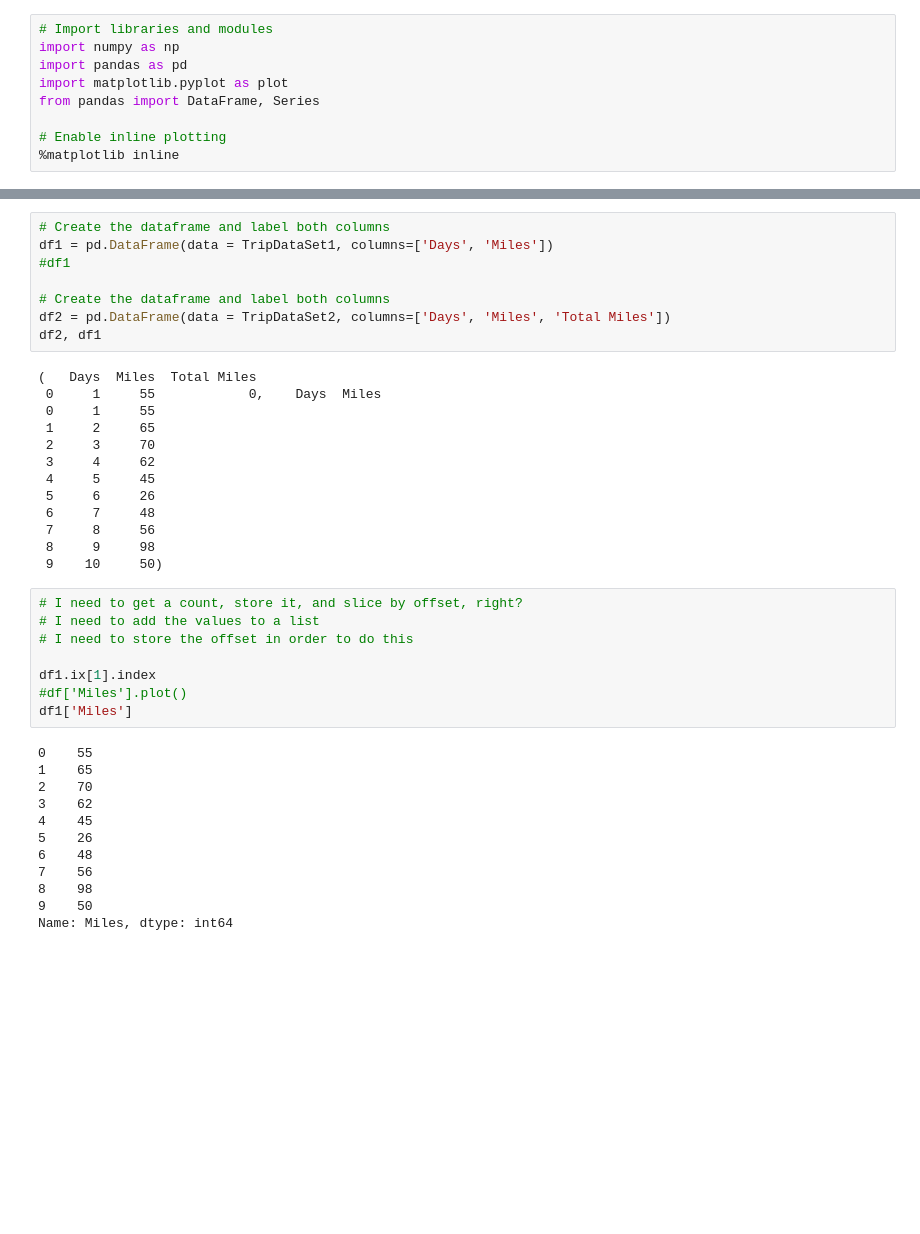
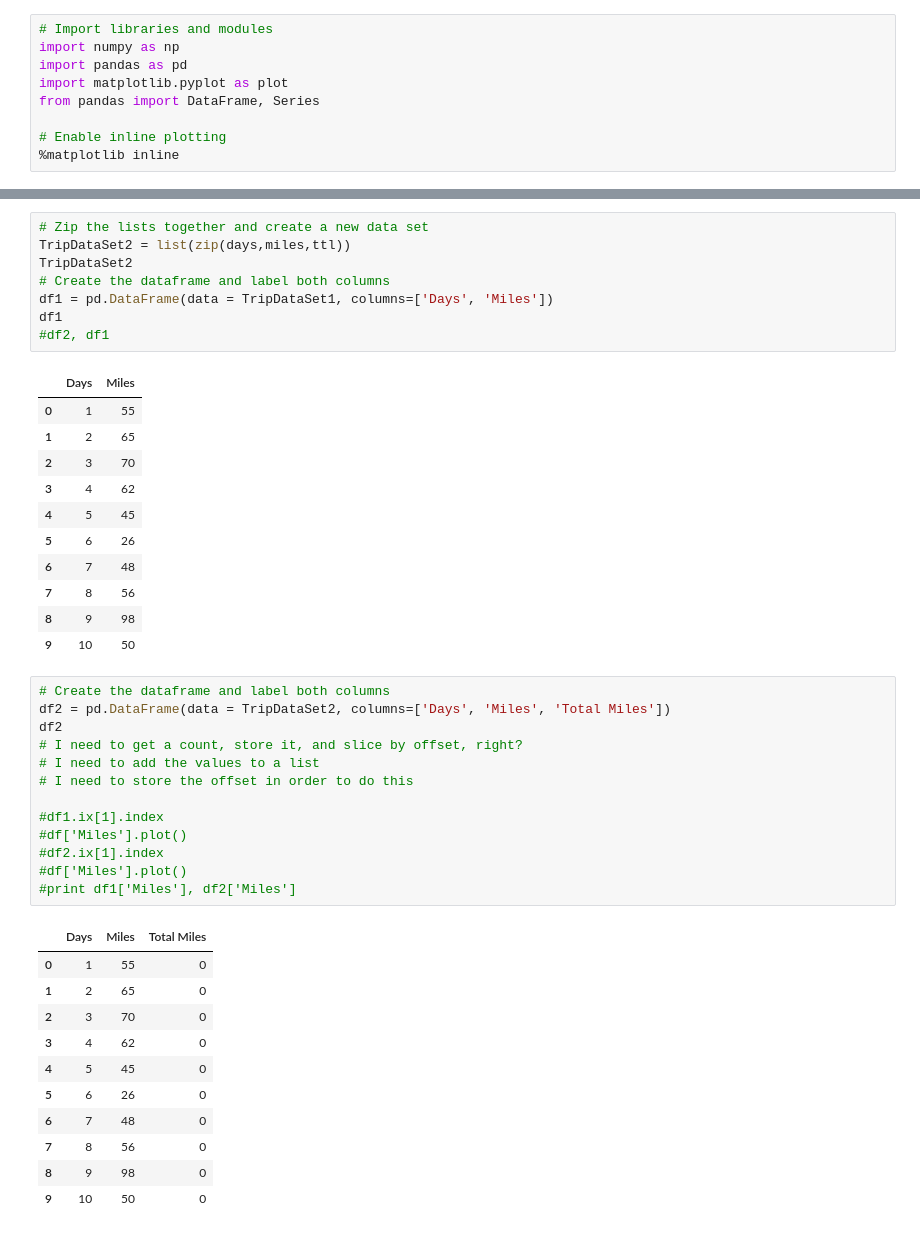
Before and after one commit to neal-rogers/IS362, a Jupyter notebook: week-3/nealrogers-assignment-wk3.ipynb, the cells around one changed output, grey strips where cells are left out. Saved outputs shown, nothing was run; the diff lists cells and outputs as text; blank space fills up the shorter version.

```diff
--- a/week-3/nealrogers-assignment-wk3.ipynb
+++ b/week-3/nealrogers-assignment-wk3.ipynb
@@ -24,41 +33,45 @@ TripDataSet2
 # %%
+# Zip the lists together and create a new data set
+TripDataSet2 = list(zip(days,miles,ttl))
+TripDataSet2
 # Create the dataframe and label both columns
 df1 = pd.DataFrame(data = TripDataSet1, columns=['Days', 'Miles'])
-#df1
-
-# Create the dataframe and label both columns
-df2 = pd.DataFrame(data = TripDataSet2, columns=['Days', 'Miles', 'Total Miles'])
-df2, df1
+df1
+#df2, df1
 # %% [output]
-(   Days  Miles  Total Miles
- 0     1     55            0,    Days  Miles
- 0     1     55
- 1     2     65
- 2     3     70
- 3     4     62
- 4     5     45
- 5     6     26
- 6     7     48
- 7     8     56
- 8     9     98
- 9    10     50)
+|  | Days | Miles |
+| 0 | 1 | 55 |
+| 1 | 2 | 65 |
+| 2 | 3 | 70 |
+| 3 | 4 | 62 |
+| 4 | 5 | 45 |
+| 5 | 6 | 26 |
+| 6 | 7 | 48 |
+| 7 | 8 | 56 |
+| 8 | 9 | 98 |
+| 9 | 10 | 50 |
 # %%
+# Create the dataframe and label both columns
+df2 = pd.DataFrame(data = TripDataSet2, columns=['Days', 'Miles', 'Total Miles'])
+df2
 # I need to get a count, store it, and slice by offset, right?
 # I need to add the values to a list
 # I need to store the offset in order to do this
 
-df1.ix[1].index
+#df1.ix[1].index
 #df['Miles'].plot()
-df1['Miles']
+#df2.ix[1].index
+#df['Miles'].plot()
+#print df1['Miles'], df2['Miles']
 # %% [output]
-0    55
-1    65
-2    70
-3    62
-4    45
-5    26
-6    48
-7    56
-8    98
-9    50
-Name: Miles, dtype: int64
+|  | Days | Miles | Total Miles |
+| 0 | 1 | 55 | 0 |
+| 1 | 2 | 65 | 0 |
+| 2 | 3 | 70 | 0 |
+| 3 | 4 | 62 | 0 |
+| 4 | 5 | 45 | 0 |
+| 5 | 6 | 26 | 0 |
+| 6 | 7 | 48 | 0 |
+| 7 | 8 | 56 | 0 |
+| 8 | 9 | 98 | 0 |
+| 9 | 10 | 50 | 0 |
```
Also changed, not shown: parts of 14 cells of this notebook.
